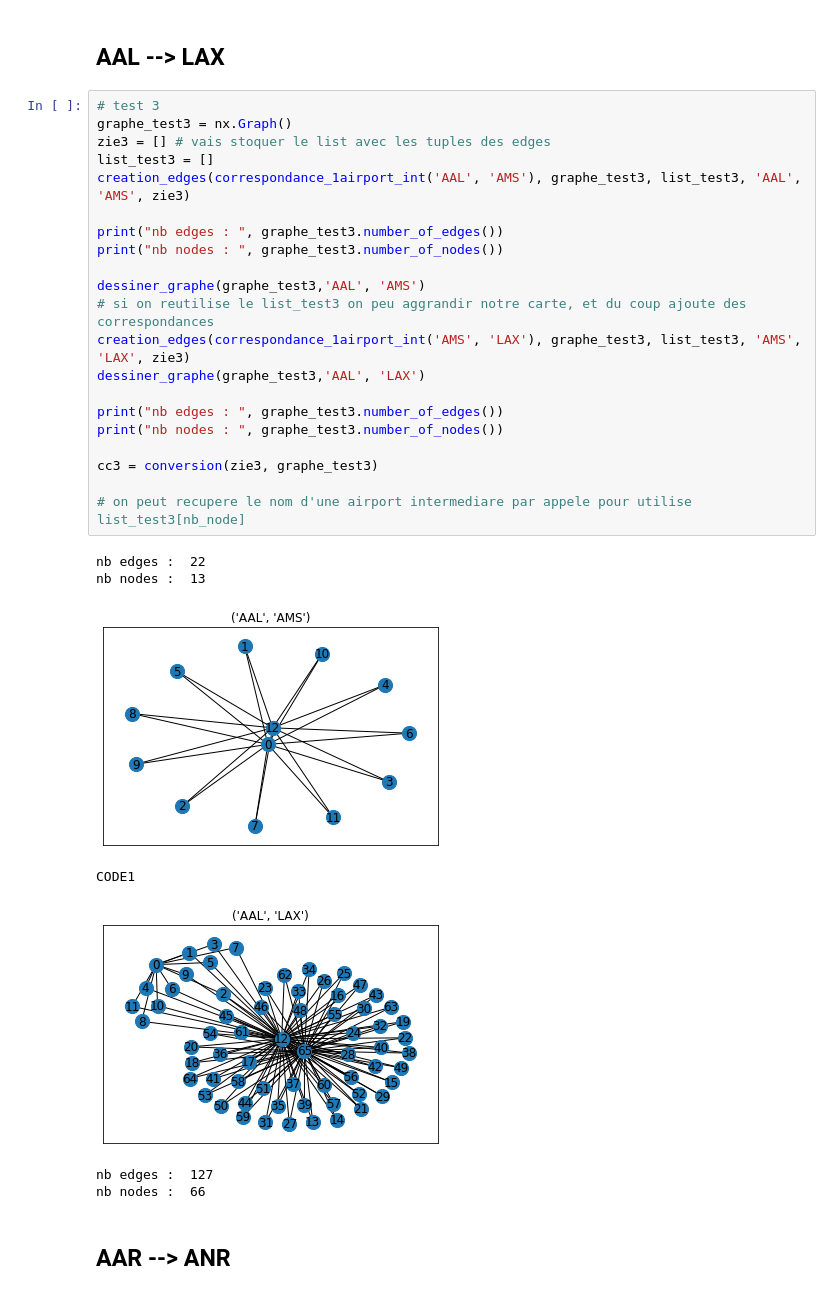
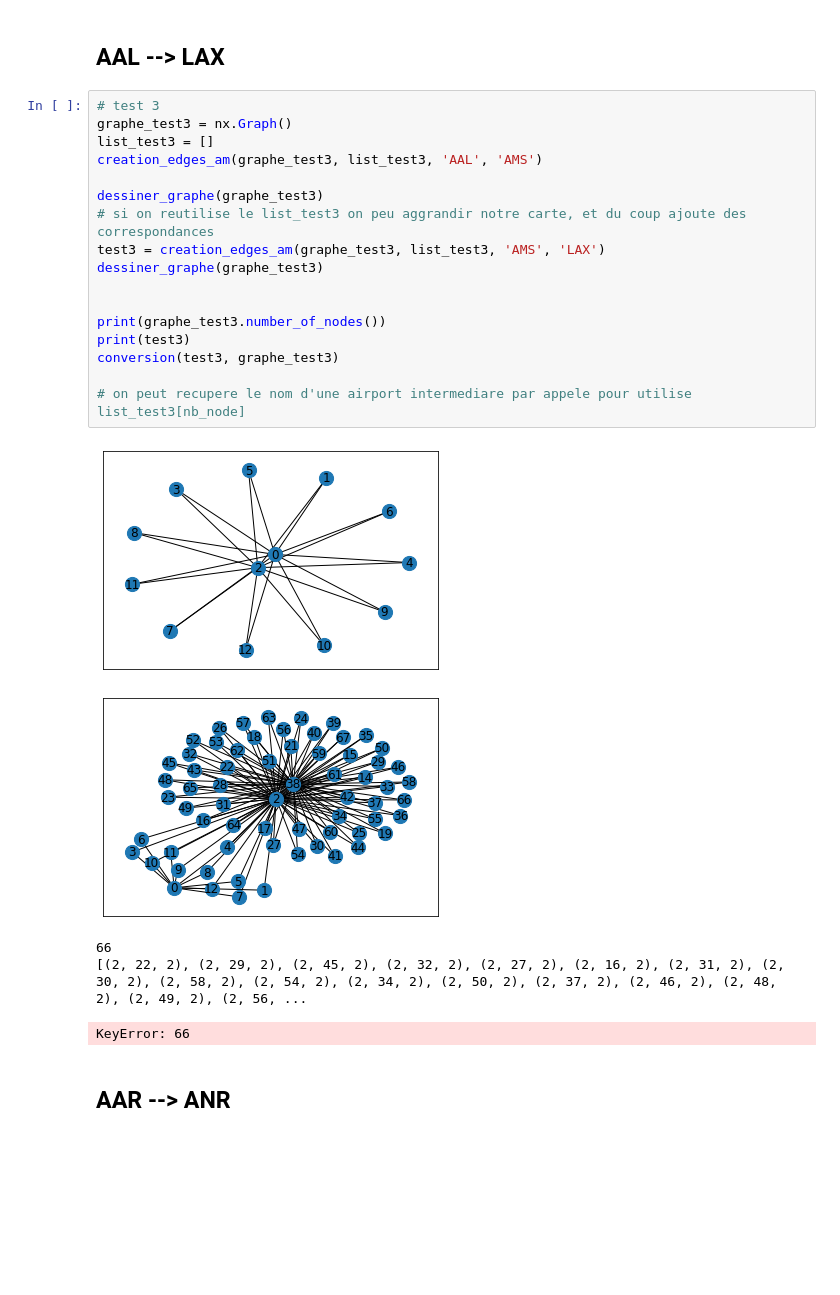
Before and after one commit to annevogel13/lifradaravion, a Jupyter notebook: NotebooksAnne/correspondance(1).ipynb, the cells around one changed output. Saved outputs shown, nothing was run; the diff lists cells and outputs as text; blank space fills up the shorter version.

```diff
--- a/NotebooksAnne/correspondance(1).ipynb
+++ b/NotebooksAnne/correspondance(1).ipynb
@@ -156,31 +173,25 @@ conversion(zz, graphe_test) # check
 # %%
 # test 3
 graphe_test3 = nx.Graph()
-zie3 = [] # vais stoquer le list avec les tuples des edges
 list_test3 = []
-creation_edges(correspondance_1airport_int('AAL', 'AMS'), graphe_test3, list_test3, 'AAL', 'AMS', zie3)
+creation_edges_am(graphe_test3, list_test3, 'AAL', 'AMS')
 
-print("nb edges : ", graphe_test3.number_of_edges())
-print("nb nodes : ", graphe_test3.number_of_nodes())
+dessiner_graphe(graphe_test3)
+# si on reutilise le list_test3 on peu aggrandir notre carte, et du coup ajoute des correspondances
+test3 = creation_edges_am(graphe_test3, list_test3, 'AMS', 'LAX')
+dessiner_graphe(graphe_test3)
 
-dessiner_graphe(graphe_test3,'AAL', 'AMS')
-# si on reutilise le list_test3 on peu aggrandir notre carte, et du coup ajoute des correspondances
-creation_edges(correspondance_1airport_int('AMS', 'LAX'), graphe_test3, list_test3, 'AMS', 'LAX', zie3)
-dessiner_graphe(graphe_test3,'AAL', 'LAX')
 
-print("nb edges : ", graphe_test3.number_of_edges())
-print("nb nodes : ", graphe_test3.number_of_nodes())
-
-cc3 = conversion(zie3, graphe_test3)
+print(graphe_test3.number_of_nodes())
+print(test3)
+conversion(test3, graphe_test3)
 
 # on peut recupere le nom d'une airport intermediare par appele pour utilise list_test3[nb_node]
 # %% [output]
+[figure, new version]
+[figure, new version]
-nb edges :  22
-nb nodes :  13
+66
+[(2, 22, 2), (2, 29, 2), (2, 45, 2), (2, 32, 2), (2, 27, 2), (2, 16, 2), (2, 31, 2), (2, 30, 2), (2, 58, 2), (2, 54, 2), (2, 34, 2), (2, 50, 2), (2, 37, 2), (2, 46, 2), (2, 48, 2), (2, 49, 2), (2, 56, ...
-[figure, old version]
-CODE1
+KeyError: 66
-[figure, old version]
-nb edges :  127
-nb nodes :  66
 # %% [markdown]
 ## AAR --> ANR
```
Also changed, not shown: parts of 15 cells of this notebook.
